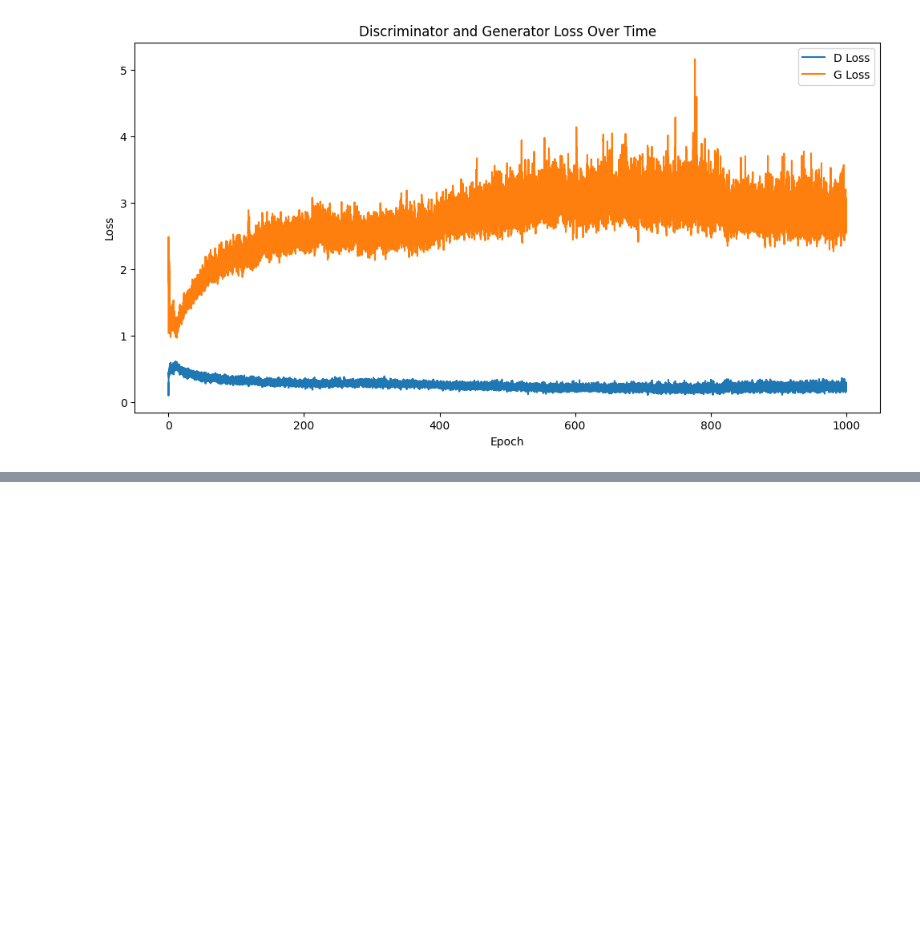
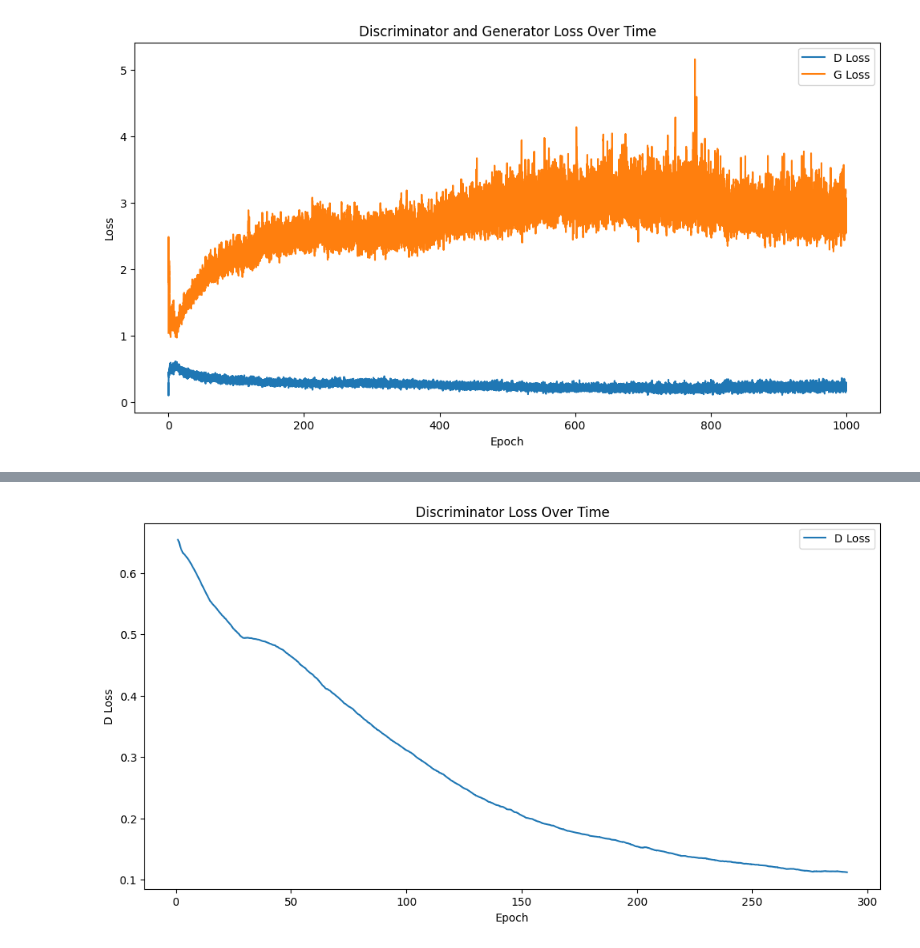
Before and after one commit to Nahida-aa/GAN, a Jupyter notebook: notebooks/data_visualization.ipynb, the cells around one changed output, grey strips where cells are left out. Saved outputs shown, nothing was run; the diff lists cells and outputs as text; code cells hidden in the pictures; blank space fills up the shorter version.

```diff
--- a/notebooks/data_visualization.ipynb
+++ b/notebooks/data_visualization.ipynb
@@ -248,0 +251,87 @@ plt.show()
+# %%
+import os
+import pandas as pd
+import matplotlib.pyplot as plt
+
+# 定义读取和合并多个 CSV 文件的函数
+def read_and_merge_csv_files(log_dir, file_names):
+    df_list = []
+    for file_name in file_names:
+        file_path = os.path.join(log_dir, file_name)
+        df = pd.read_csv(file_path, header=0, names=['Timestamp', 'Epoch', 'Batch', 'D Loss', 'G Loss'], skiprows=1)
+        df_list.append(df)
+    merged_df = pd.concat(df_list, ignore_index=True)
+    return merged_df
+
+# 确保列是数值类型并删除包含 NaN 的行
+def preprocess_dataframe(df):
+    df['Epoch'] = pd.to_numeric(df['Epoch'], errors='coerce')
+    df['Batch'] = pd.to_numeric(df['Batch'], errors='coerce')
+    df['D Loss'] = pd.to_numeric(df['D Loss'], errors='coerce')
+    df['G Loss'] = pd.to_numeric(df['G Loss'], errors='coerce')
+    df = df.dropna()
+    return df
+
+# 定义指数加权移动平均函数
+def exponential_moving_average(data, span):
+    return data.ewm(span=span, adjust=False).mean()
+
+# 平滑数据
+def smooth_data(df, span):
+    df['D Loss Smoothed'] = exponential_moving_average(df['D Loss'], span)
+    df['G Loss Smoothed'] = exponential_moving_average(df['G Loss'], span)
+    return df
+
+
+# 绘制损失曲线
+def plot_loss(df, title, ylabel, column, smoothed_column):
+    plt.figure(figsize=(12, 6))
+    plt.plot(df['Epoch'] + df['Batch'] / df['Batch'].max(), df[smoothed_column], label=column)
+    plt.xlabel('Epoch')
+    plt.ylabel(ylabel)
+    plt.title(title)
+    plt.legend()
+    plt.show()
+
+def main():
+    # 读取和合并指定的 CSV 文件
+    BASE_DIR = os.path.abspath(os.path.join(os.getcwd(), '..'))
+    log_dir = os.path.join(BASE_DIR, 'output/logs')
+    file_names = [
+        'training_20241124-192707.log.csv',
+        'training_20241124-195411.log.csv',
+        'training_20241124-195843.log.csv',
+        'training_20241124-201740.log.csv',
+        'training_20241124-205454.log.csv',
+    ]  # 指定要读取的文件名
+    df = read_and_merge_csv_files(log_dir, file_names)
+
+    # 查看数据框架的前几行
+    print(df.head())
+
+    # 预处理数据框架
+    df = preprocess_dataframe(df)
+
+    # 平滑数据
+    span = 468 * 50  # EMA 的跨度
+    df = smooth_data(df, span)
+
+    # 绘制判别器损失曲线
+    plot_loss(df, 'Discriminator Loss Over Time', 'D Loss', 'D Loss', 'D Loss Smoothed')
+
+    # 绘制生成器损失曲线
+    plot_loss(df, 'Generator Loss Over Time', 'G Loss', 'G Loss', 'G Loss Smoothed')
+
+    # 绘制判别器和生成器损失曲线在同一图中
+    plt.figure(figsize=(12, 6))
+    plt.plot(df['Epoch'] + df['Batch'] / df['Batch'].max(), df['D Loss Smoothed'], label='D Loss')
+    plt.plot(df['Epoch'] + df['Batch'] / df['Batch'].max(), df['G Loss Smoothed'], label='G Loss')
+    plt.xlabel('Epoch')
+    plt.ylabel('Loss')
+    plt.title('Discriminator and Generator Loss Over Time')
+    plt.legend()
+    plt.show()
+
+if __name__ == "__main__":
+    main()
+# %% [output]
@@ -248,0 +344 @@ plt.show()
+[figure, added]
```
Also changed, not shown: parts of 3 cells of this notebook, 4 other files.
